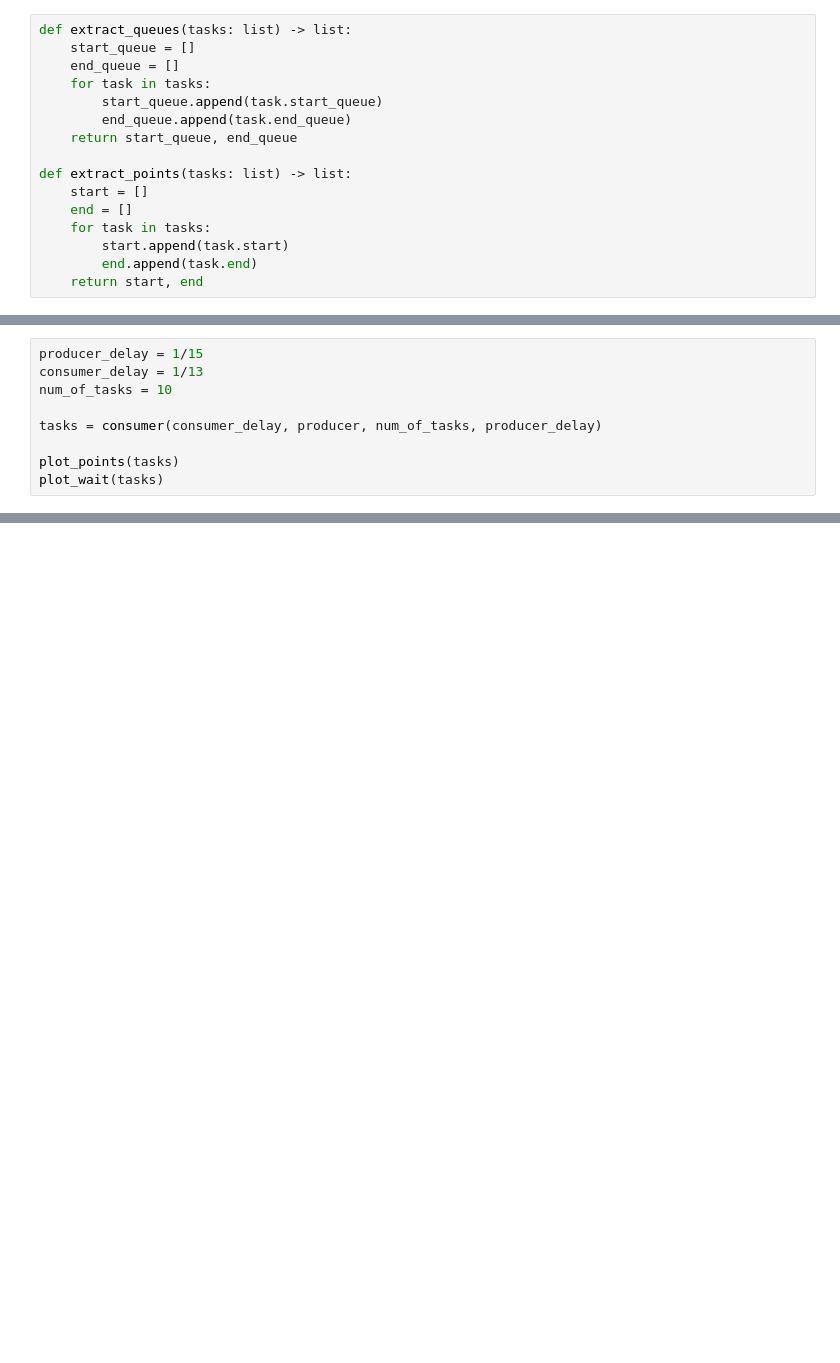
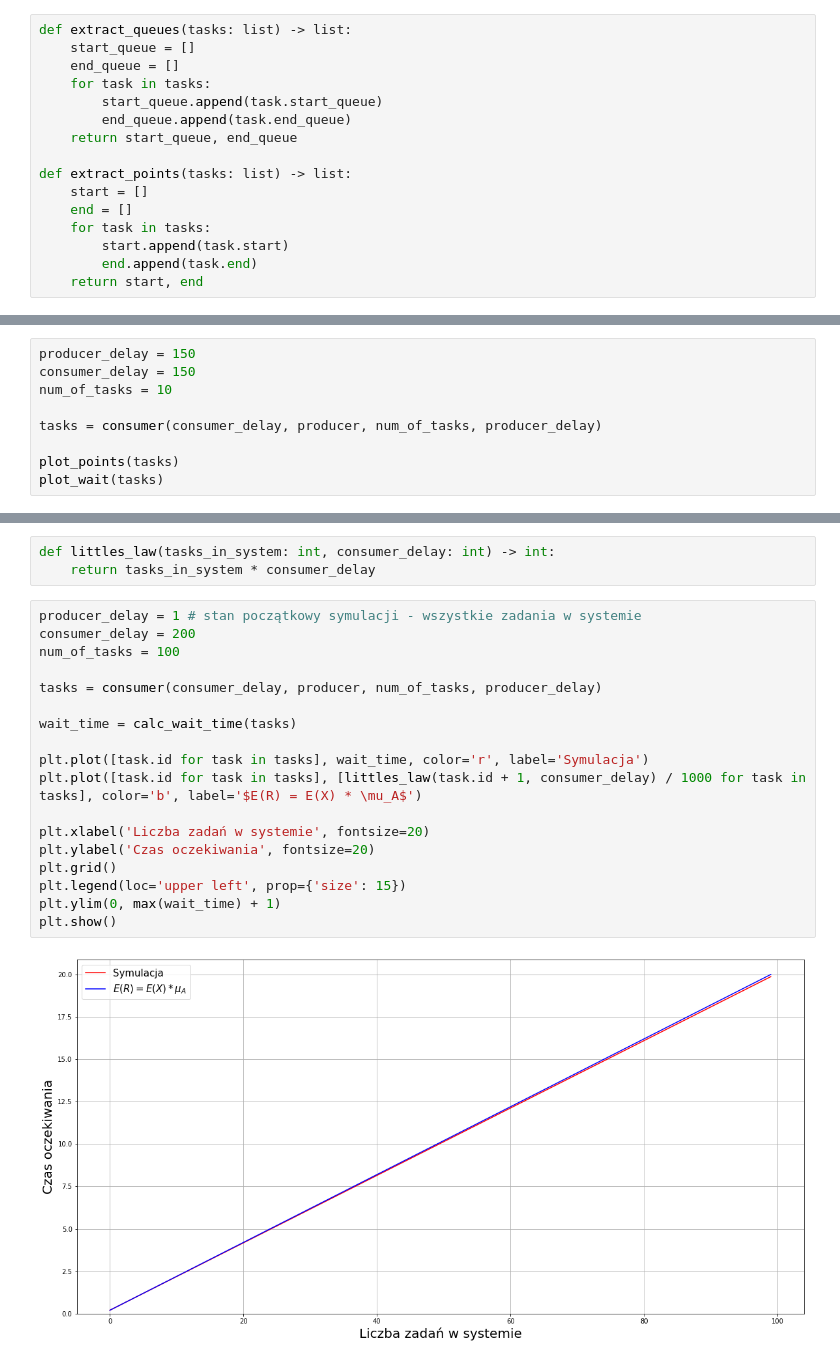
Before and after one commit to ulmii/statistical-methods, a Jupyter notebook: 3.ipynb, the cells around one changed output, grey strips where cells are left out. Saved outputs shown, nothing was run; the diff lists cells and outputs as text; blank space fills up the shorter version.

```diff
--- a/3.ipynb
+++ b/3.ipynb
@@ -153,6 +169,6 @@ plot_wait(tasks)
 # %%
-producer_delay = 1/15
-consumer_delay = 1/13
+producer_delay = 150
+consumer_delay = 150
 num_of_tasks = 10
 
 tasks = consumer(consumer_delay, producer, num_of_tasks, producer_delay)
@@ -164,0 +192,23 @@ plot_wait(tasks)
+# %%
+def littles_law(tasks_in_system: int, consumer_delay: int) -> int:
+    return tasks_in_system * consumer_delay
+# %%
+producer_delay = 1 # stan początkowy symulacji - wszystkie zadania w systemie
+consumer_delay = 200
+num_of_tasks = 100
+
+tasks = consumer(consumer_delay, producer, num_of_tasks, producer_delay)
+
+wait_time = calc_wait_time(tasks)
+
+plt.plot([task.id for task in tasks], wait_time, color='r', label='Symulacja')
+plt.plot([task.id for task in tasks], [littles_law(task.id + 1, consumer_delay) / 1000 for task in tasks], color='b', label='$E(R) = E(X) * \mu_A$')
+
+plt.xlabel('Liczba zadań w systemie', fontsize=20)
+plt.ylabel('Czas oczekiwania', fontsize=20)
+plt.grid()
+plt.legend(loc='upper left', prop={'size': 15})
+plt.ylim(0, max(wait_time) + 1)
+plt.show()
+# %% [output]
+[figure, added]
```
Also changed, not shown: parts of 17 cells of this notebook.
